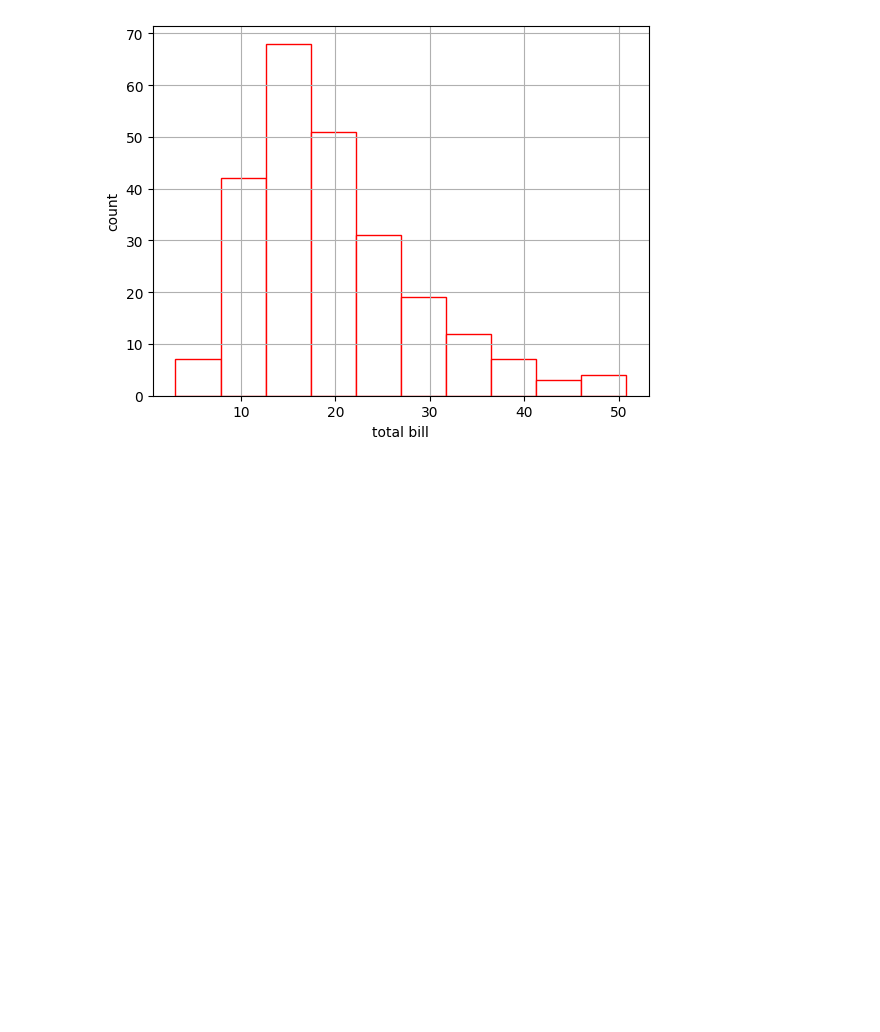
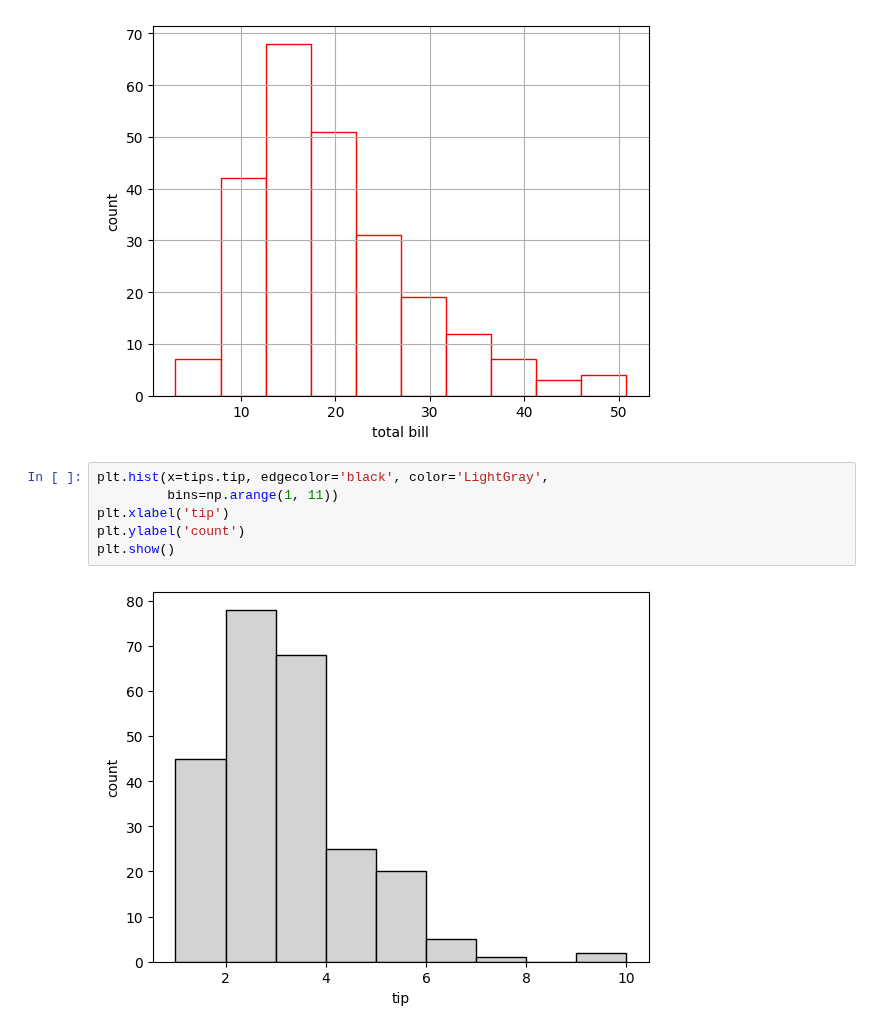
Before and after one commit to JakeOh/202511_BD53, a Jupyter notebook: lab_python/da04_matplotlib.ipynb, the cells around one changed output. Drawn from its saved outputs; the diff is of its cells as text; blank space fills up the shorter version.

Commit message:
bar plot

```diff
--- a/lab_python/da04_matplotlib.ipynb
+++ b/lab_python/da04_matplotlib.ipynb
@@ -330,3 +331,11 @@ plt.ylabel('count')
 plt.show()
 # %% [output]
 [figure]
+# %%
+plt.hist(x=tips.tip, edgecolor='black', color='LightGray',
+         bins=np.arange(1, 11))
+plt.xlabel('tip')
+plt.ylabel('count')
+plt.show()
+# %% [output]
+[figure, added]
```
Also changed, not shown: parts of 10 cells of this notebook.
